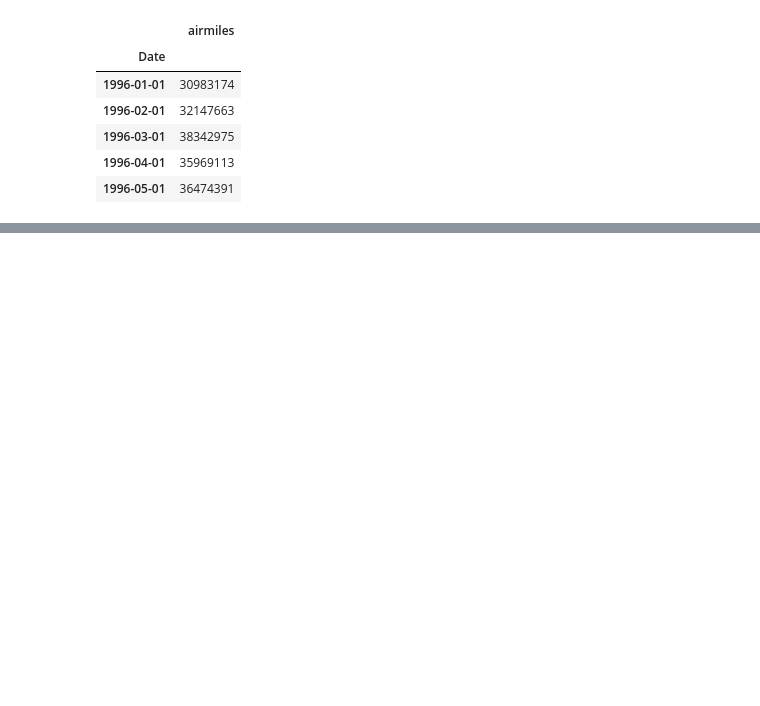
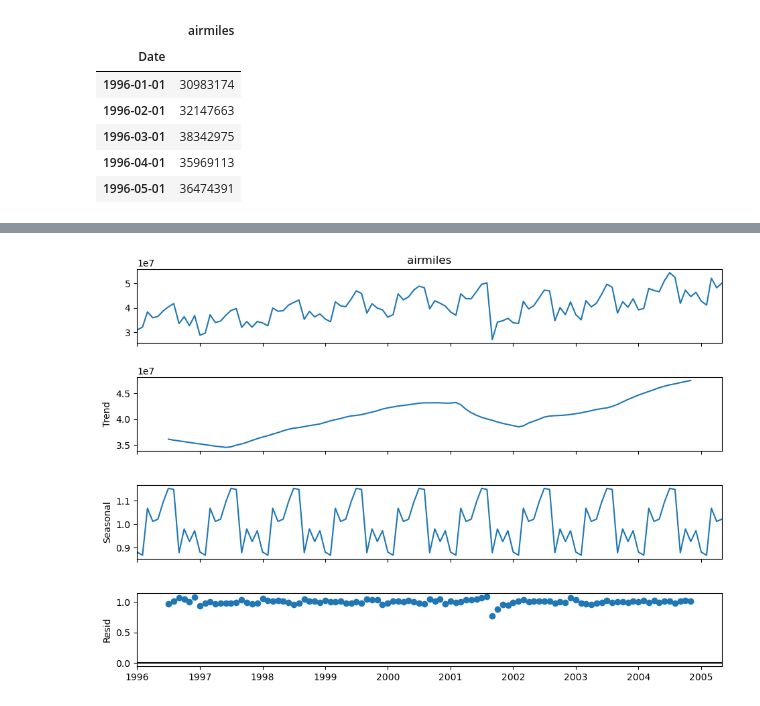
Before and after one commit to steve1-1269/time_series_analysis, a Jupyter notebook: capstone.ipynb, the cells around one changed output, grey strips where cells are left out. Drawn from its saved outputs; the diff is of its cells as text; code cells hidden in the pictures; blank space fills up the shorter version.

```diff
--- a/capstone.ipynb
+++ b/capstone.ipynb
@@ -64,0 +107,4 @@ df.head()
+# %%
+decompose.plot().set_size_inches(10,7)
+# %% [output]
+[figure, added]
```
Also changed, not shown: parts of 10 cells of this notebook, 1 other file.
